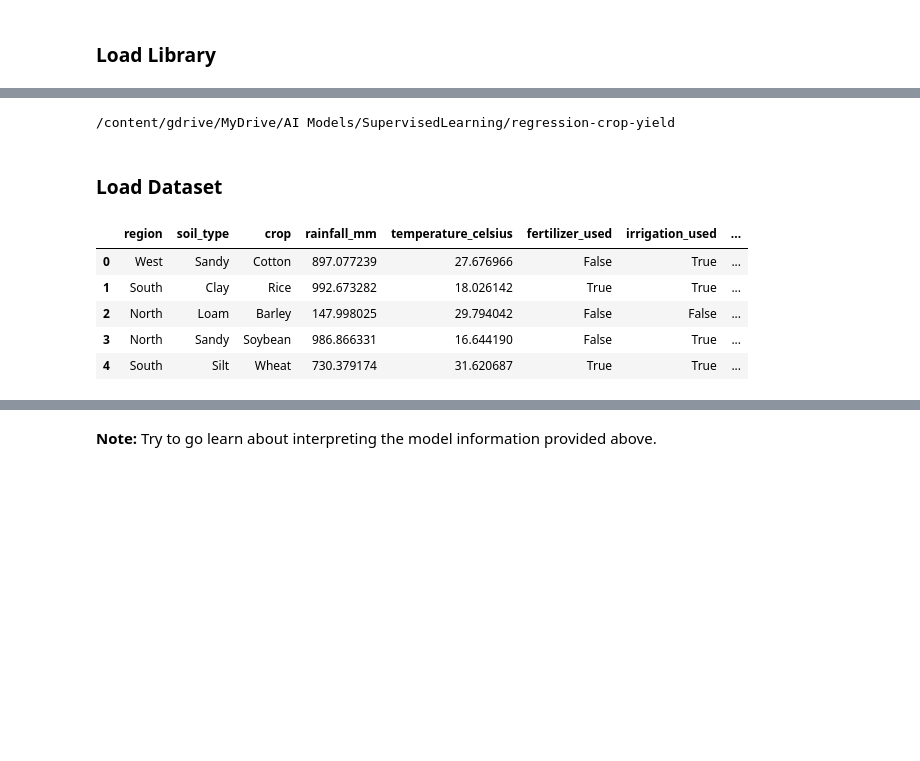
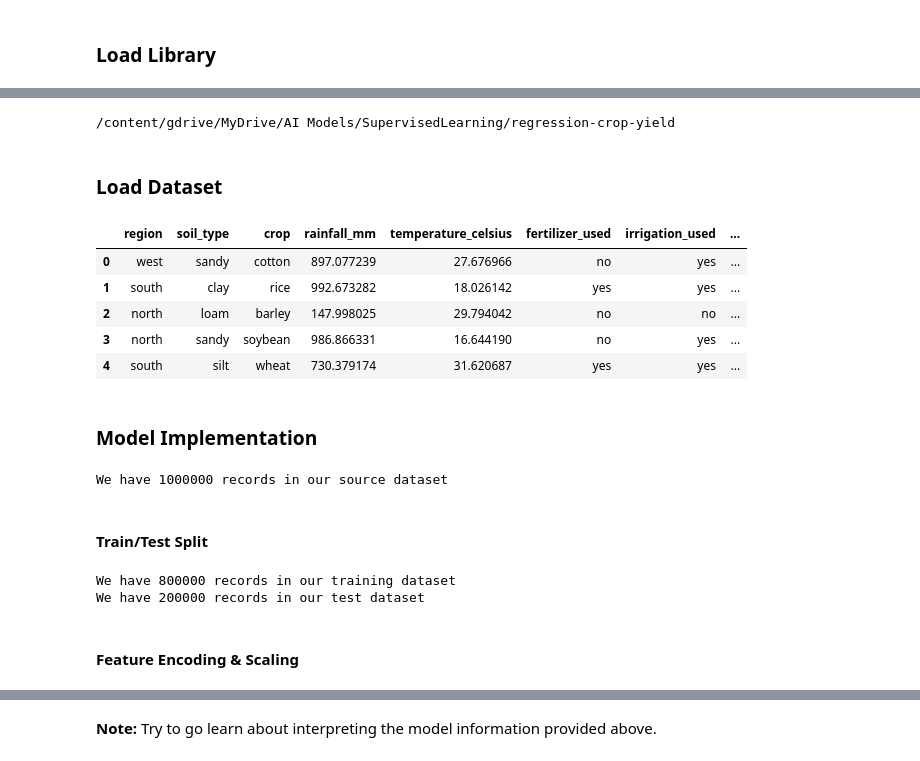
Before and after one commit to SupervisedLearning/regression-crop-yield, a Jupyter notebook: notebook_dev.ipynb, the cells around one changed output, grey strips where cells are left out. Saved outputs shown, nothing was run; the diff lists cells and outputs as text; code cells hidden in the pictures; blank space fills up the shorter version.

```diff
--- a/notebook_dev.ipynb
+++ b/notebook_dev.ipynb
@@ -19,8 +28,8 @@ from matplotlib import pyplot as plt
-# %%
-FOLDER_PATH = "/content/gdrive/MyDrive/AI Models/SupervisedLearning/regression-crop-yield"
-%cd $FOLDER_PATH
-# %% [output]
-/content/gdrive/MyDrive/AI Models/SupervisedLearning/regression-crop-yield
+# %%
+FOLDER_PATH = userdata.get("FOLDER_PATH")
+%cd $FOLDER_PATH
+# %% [output]
+/content/gdrive/MyDrive/AI Models/SupervisedLearning/regression-crop-yield
 # %% [markdown]
 ### **Load Dataset**
 # %%
@@ -30,17 +39,39 @@ def pandas_df(path: str, file_name: str) -> pd.DataFrame:
     path = os.path.join(path, f"{file_name}")
 
     return pd.read_csv(path)
-# %%
-# https://www.kaggle.com/datasets/samuelotiattakorah/agriculture-crop-yield
-
-PATH = kagglehub.dataset_download("samuelotiattakorah/agriculture-crop-yield")
-df = pandas_df(PATH, 'crop_yield.csv')
-df.columns = [c.lower() for c in df.columns]
-df.head()
-# %% [output]
-|  | region | soil_type | crop | rainfall_mm | temperature_celsius | fertilizer_used | irrigation_used | ... |
-| 0 | West | Sandy | Cotton | 897.077239 | 27.676966 | False | True | ... |
-| 1 | South | Clay | Rice | 992.673282 | 18.026142 | True | True | ... |
-| 2 | North | Loam | Barley | 147.998025 | 29.794042 | False | False | ... |
-| 3 | North | Sandy | Soybean | 986.866331 | 16.644190 | False | True | ... |
-| 4 | South | Silt | Wheat | 730.379174 | 31.620687 | True | True | ... |
+# %%
+# Load processed data
+FILE_NAME = "processed/crop_yield_dataset.csv"
+df = pandas_df(FOLDER_PATH, FILE_NAME)
+df.head()
+# %% [output]
+|  | region | soil_type | crop | rainfall_mm | temperature_celsius | fertilizer_used | irrigation_used | ... |
+| 0 | west | sandy | cotton | 897.077239 | 27.676966 | no | yes | ... |
+| 1 | south | clay | rice | 992.673282 | 18.026142 | yes | yes | ... |
+| 2 | north | loam | barley | 147.998025 | 29.794042 | no | no | ... |
+| 3 | north | sandy | soybean | 986.866331 | 16.644190 | no | yes | ... |
+| 4 | south | silt | wheat | 730.379174 | 31.620687 | yes | yes | ... |
+# %% [markdown]
+### **Model Implementation**
+# %%
+pandas_df = df.copy()
+print(f"We have {pandas_df.shape[0]} records in our source dataset")
+
+# split target variable into it's own dataset
+target_col = "crop_yield"
+X_all = pandas_df.drop(labels=target_col, axis=1)
+y_all = pandas_df[target_col]
+# %% [output]
+We have 1000000 records in our source dataset
+# %% [markdown]
+#### **Train/Test Split**
+# %%
+# test / train split
+X_train, X_test, y_train, y_test = train_test_split(X_all, y_all, train_size=0.8, random_state=42)
+print(f"We have {X_train.shape[0]} records in our training dataset")
+print(f"We have {X_test.shape[0]} records in our test dataset")
+# %% [output]
+We have 800000 records in our training dataset
+We have 200000 records in our test dataset
+# %% [markdown]
+#### **Feature Encoding & Scaling**
```
Also changed, not shown: parts of 23 cells of this notebook, 1 other file.
